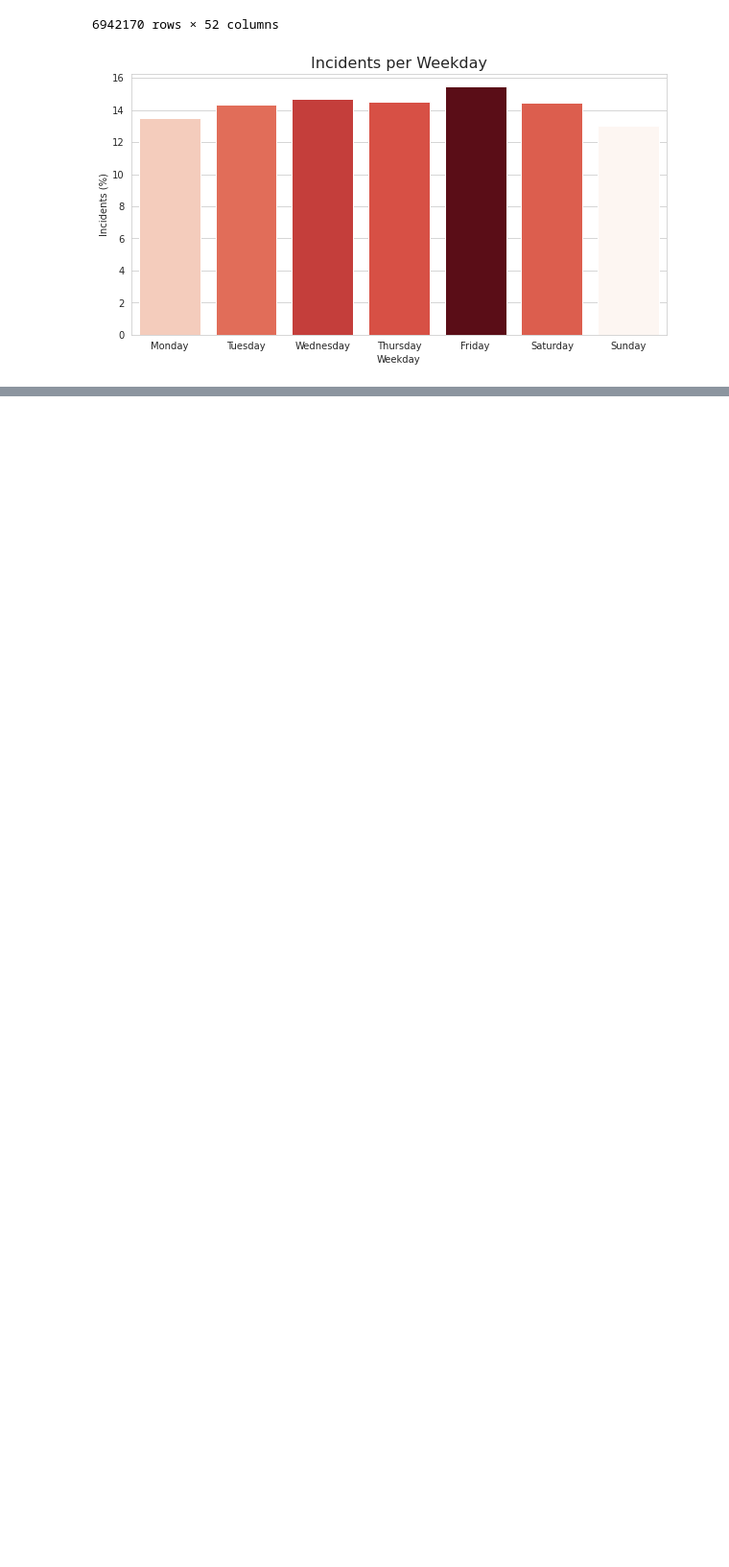
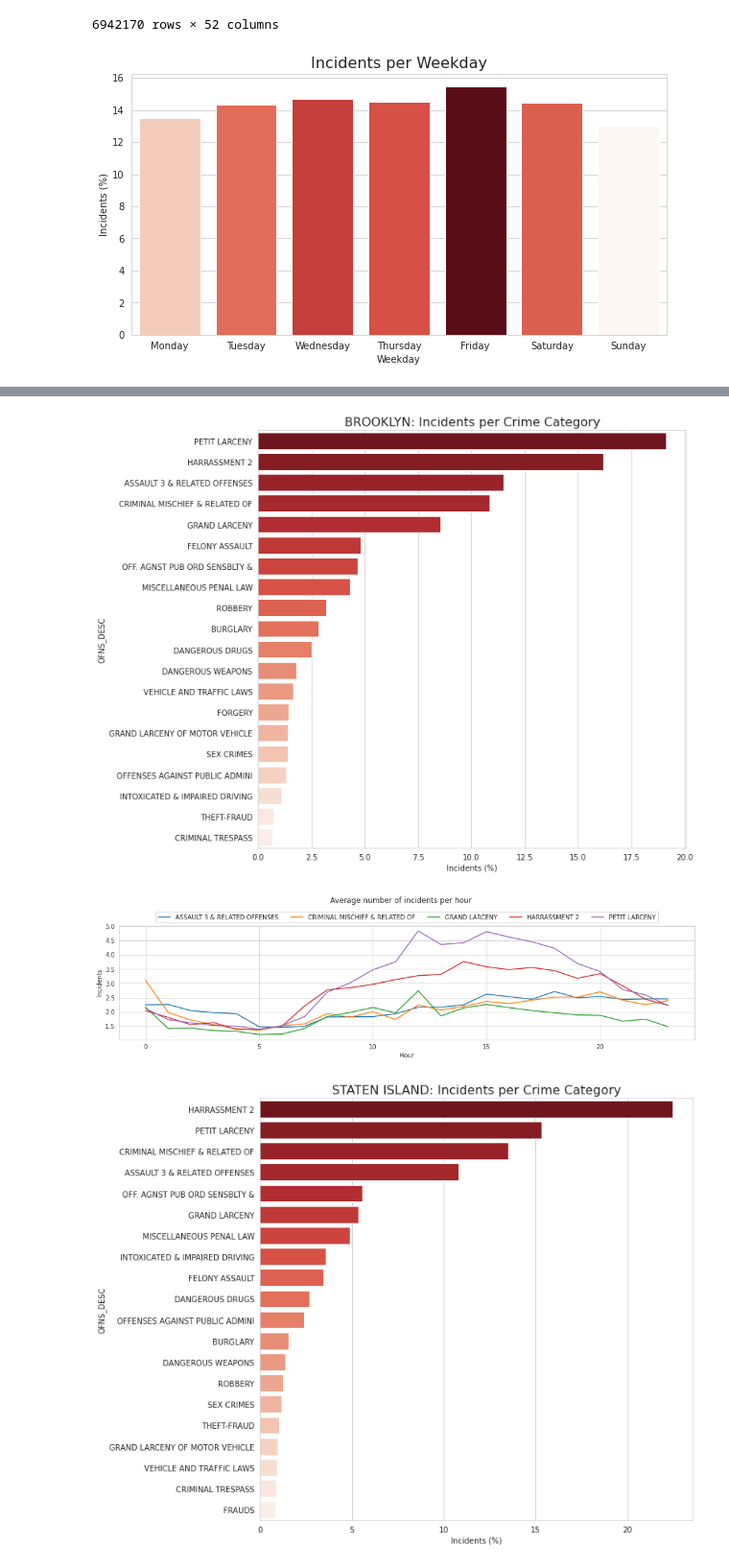
Before and after one commit to F1nalFortune/PySpark-NYC-Crime, a Jupyter notebook: data_analysis.ipynb, the cells around one changed output, grey strips where cells are left out. Shown at 96% size. Drawn from its saved outputs; the diff is of its cells as text; code cells hidden in the pictures; blank space fills up the shorter version.

```diff
--- a/data_analysis.ipynb
+++ b/data_analysis.ipynb
@@ -123,0 +160,50 @@ plt.show()
+# %%
+for value in train_df['BORO_NM'].unique():
+  # SHOW INCIDENTS PER CRIME CATEGORY PER BORO
+  data = train_df.loc[(train_df['BORO_NM']==value)&(train_df['CMPLNT_FR_DTYear']==2019)].groupby('OFNS_DESC').count().iloc[:, 0].sort_values(
+      ascending=False)[:20]
+  # data = data.reindex(np.append(np.delete(data.index, 1), 'OTHER OFFENSES'))
+
+  plt.figure(figsize=(10, 10))
+  with sns.axes_style("whitegrid"):
+      ax = sns.barplot(
+          (data.values / data.values.sum()) * 100,
+          data.index,
+          orient='h',
+          palette="Reds_r")
+
+  plt.title(f'{value}: Incidents per Crime Category', fontdict={'fontsize': 16})
+  plt.xlabel('Incidents (%)')
+
+  plt.show()
+
+  # SHOW FREQUENCY OF CRIMES PER TIME OF DAY
+
+  top_five_crimes  = data.index.tolist()[:5]
+
+  data = train_df.loc[(train_df['CMPLNT_FR_DTYear']==2019)&(train_df['BORO_NM']==value)&(train_df['OFNS_DESC'].isin(top_five_crimes))].groupby(['Hour', 'Date', 'OFNS_DESC'],
+                       as_index=False).count().iloc[:, :4]
+
+  data = data.groupby(['Hour', 'OFNS_DESC']).mean()
+
+  data['Hour'] = data.index
+  data['OFNS_DESC'] = data.index
+  data['Hour'] = data['Hour'].apply(lambda x: x[0])
+  data['OFNS_DESC'] = data['OFNS_DESC'].apply(lambda x: x[1])
+  data.rename(columns={'CMPLNT_NUM': 'Incidents'}, inplace=True)
+  data = data.reset_index(drop=True)
+
+  sns.set_style("whitegrid")
+  fig, ax = plt.subplots(figsize=(14, 4))
+  ax = sns.lineplot(x='Hour', y='Incidents', data=data, hue='OFNS_DESC')
+  ax.legend(loc='upper center', bbox_to_anchor=(0.5, 1.15), ncol=6)
+  plt.suptitle('Average number of incidents per hour')
+  fig.tight_layout(rect=[0, 0.03, 1, 0.95])
+  plt.show()
+
+
+  del data
+# %% [output]
+[figure, added]
+[figure, added]
+[figure, added]
```
Also changed, not shown: parts of 3 cells of this notebook.
